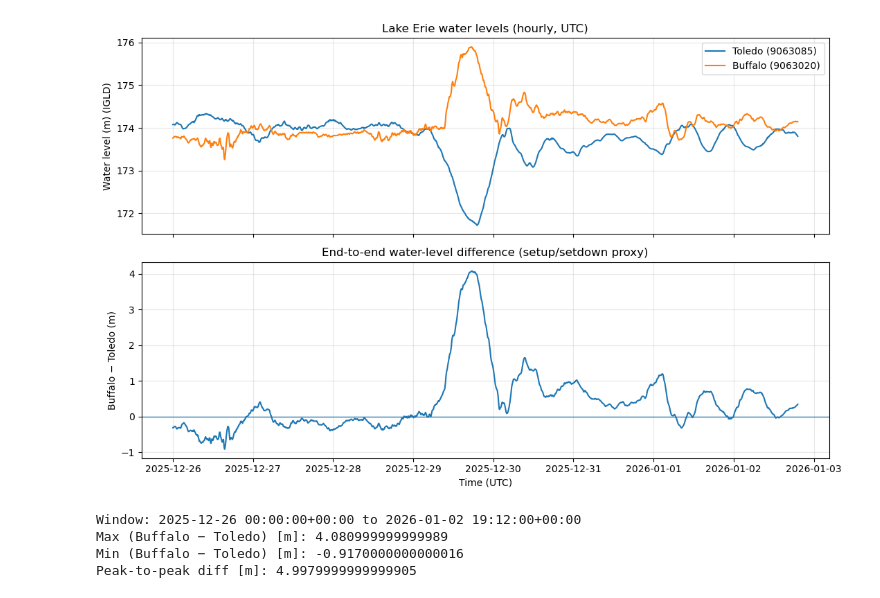
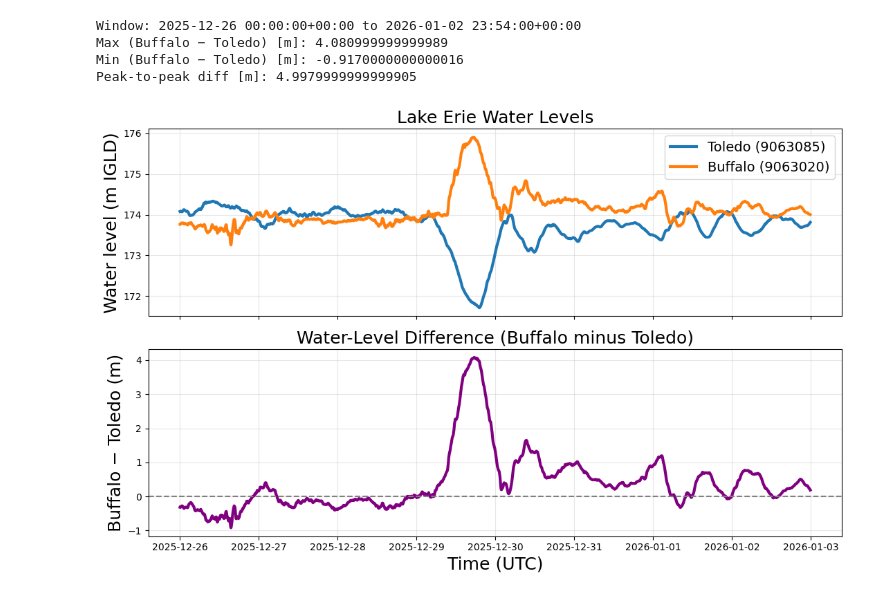
Before and after one commit to csherwood-usgs/Dorian_recovery, a Jupyter notebook: lake_erie_seiche.ipynb, the cells around one changed output. Cells and saved outputs as stored; diff of their text form; code cells hidden in the pictures.

```diff
--- a/lake_erie_seiche.ipynb
+++ b/lake_erie_seiche.ipynb
@@ -74,39 +74,41 @@ df["diff_buf_minus_tol_m"] = df["water_level_m_buf"] - df["water_level_m_tol"]
 
 # Optional: remove the mean difference over the window (focus on seiche/setdown anomalies)
 # df["diff_anom_m"] = df["diff_buf_minus_tol_m"] - df["diff_buf_minus_tol_m"].mean()
-
-# -------------------------
-# Plot: both sites + difference
-# -------------------------
-fig, axes = plt.subplots(2, 1, figsize=(11, 7), sharex=True)
-
-axes[0].plot(df.index, df["water_level_m_tol"], label="Toledo (9063085)")
-axes[0].plot(df.index, df["water_level_m_buf"], label="Buffalo (9063020)")
-axes[0].set_ylabel("Water level (m) (IGLD)")
-axes[0].legend(loc="best")
-axes[0].grid(True, alpha=0.3)
-axes[0].set_title("Lake Erie water levels (hourly, UTC)")
-
-axes[1].plot(df.index, df["diff_buf_minus_tol_m"])
-axes[1].axhline(0, linewidth=1)
-axes[1].set_ylabel("Buffalo − Toledo (m)")
-axes[1].set_xlabel("Time (UTC)")
-axes[1].grid(True, alpha=0.3)
-axes[1].set_title("End-to-end water-level difference (setup/setdown proxy)")
-
-plt.tight_layout()
-plt.show()
-
-# -------------------------
-# Quick summary numbers
-# -------------------------
-print("Window:", df.index.min(), "to", df.index.max())
-print("Max (Buffalo − Toledo) [m]:", df["diff_buf_minus_tol_m"].max())
-print("Min (Buffalo − Toledo) [m]:", df["diff_buf_minus_tol_m"].min())
-print("Peak-to-peak diff [m]:", df["diff_buf_minus_tol_m"].max() - df["diff_buf_minus_tol_m"].min())
-# %% [output]
-[figure, removed]
-Window: 2025-12-26 00:00:00+00:00 to 2026-01-02 19:12:00+00:00
-Max (Buffalo − Toledo) [m]: 4.080999999999989
-Min (Buffalo − Toledo) [m]: -0.9170000000000016
-Peak-to-peak diff [m]: 4.9979999999999905
+# %%
+# -------------------------
+# Plot: both sites + difference
+# -------------------------
+fig, axes = plt.subplots(2, 1, figsize=(11, 7), sharex=True)
+
+axes[0].plot(df.index, df["water_level_m_tol"], linewidth = 3, label="Toledo (9063085)")
+axes[0].plot(df.index, df["water_level_m_buf"], linewidth = 3, label="Buffalo (9063020)")
+axes[0].set_ylabel("Water level (m IGLD)", fontsize=18)
+axes[0].legend(loc="best", fontsize=14)
+axes[0].grid(True, alpha=0.3)
+axes[0].set_title("Lake Erie Water Levels", fontsize=18)
+
+axes[1].plot(df.index, df["diff_buf_minus_tol_m"], linewidth=3, color='purple')
+axes[1].axhline(y = 0., color='gray', linestyle = '--')
+axes[1].set_ylabel("Buffalo − Toledo (m)", fontsize=18)
+axes[1].set_xlabel("Time (UTC)", fontsize=18)
+axes[1].grid(True, alpha=0.3)
+axes[1].set_title("Water-Level Difference (Buffalo minus Toledo)", fontsize=18)
+
+plt.tight_layout()
+fig.savefig('lake_erie_seiche.png')
+#plt.show()
+
+
+# -------------------------
+# Quick summary numbers
+# -------------------------
+print("Window:", df.index.min(), "to", df.index.max())
+print("Max (Buffalo − Toledo) [m]:", df["diff_buf_minus_tol_m"].max())
+print("Min (Buffalo − Toledo) [m]:", df["diff_buf_minus_tol_m"].min())
+print("Peak-to-peak diff [m]:", df["diff_buf_minus_tol_m"].max() - df["diff_buf_minus_tol_m"].min())
+# %% [output]
+Window: 2025-12-26 00:00:00+00:00 to 2026-01-02 23:54:00+00:00
+Max (Buffalo − Toledo) [m]: 4.080999999999989
+Min (Buffalo − Toledo) [m]: -0.9170000000000016
+Peak-to-peak diff [m]: 4.9979999999999905
+[figure, added]
```
Also changed, not shown: 1 other file.
